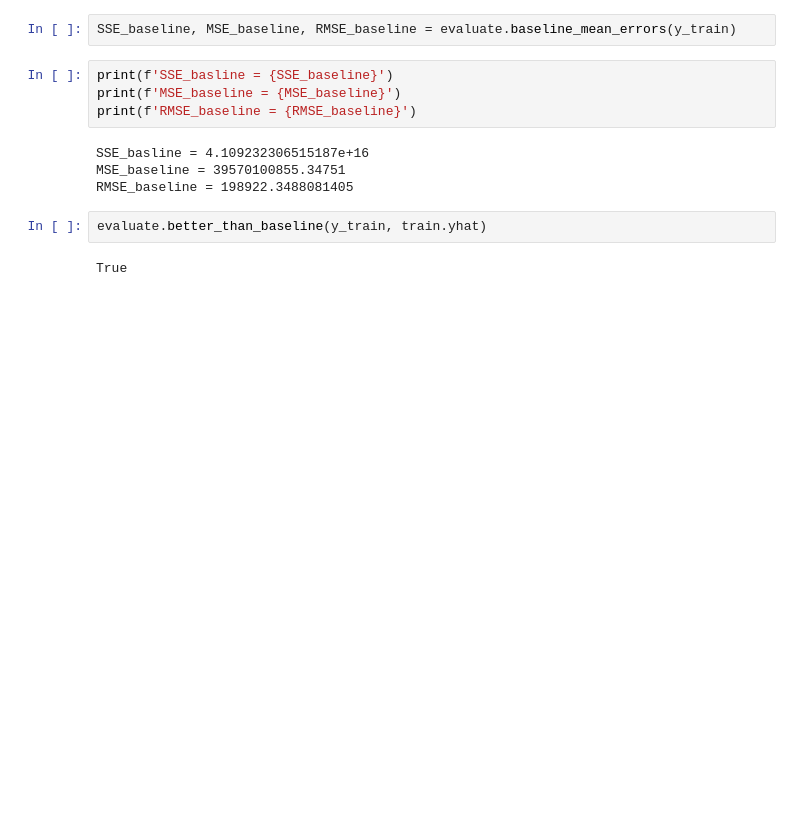
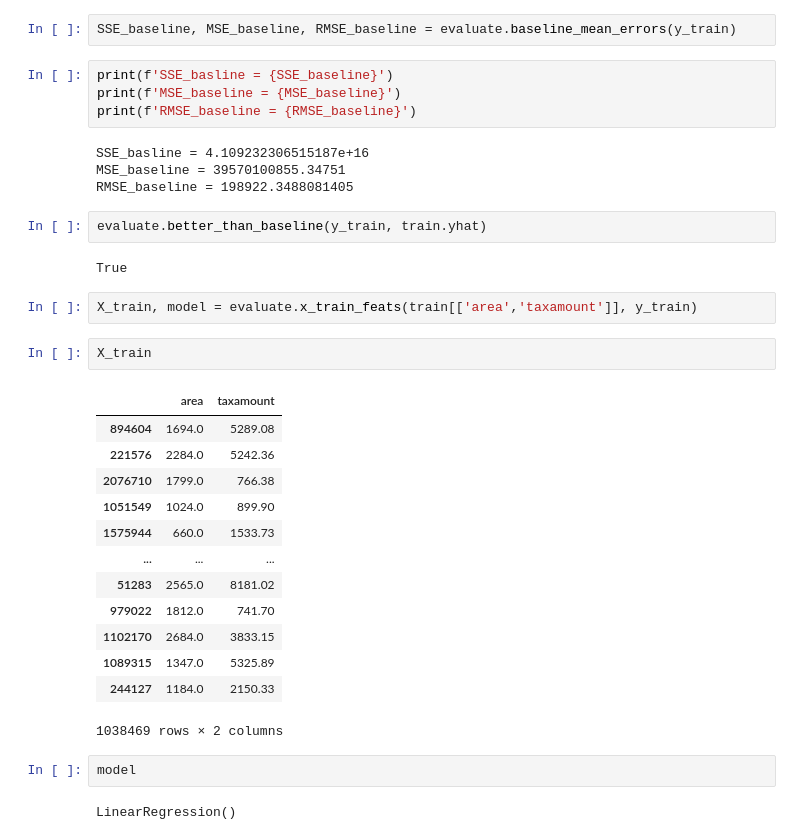
Before and after one commit to Larry-Holmes/regression-exercises, a Jupyter notebook: evaluate.ipynb, the cells around one changed output. Drawn from its saved outputs; the diff is of its cells as text; blank space fills up the shorter version.

```diff
--- a/evaluate.ipynb
+++ b/evaluate.ipynb
@@ -134,3 +134,25 @@ RMSE_baseline = 198922.3488081405
 evaluate.better_than_baseline(y_train, train.yhat)
 # %% [output]
 True
+# %%
+X_train, model = evaluate.x_train_feats(train[['area','taxamount']], y_train)
+# %%
+X_train
+# %% [output]
+|  | area | taxamount |
+| 894604 | 1694.0 | 5289.08 |
+| 221576 | 2284.0 | 5242.36 |
+| 2076710 | 1799.0 | 766.38 |
+| 1051549 | 1024.0 | 899.90 |
+| 1575944 | 660.0 | 1533.73 |
+| ... | ... | ... |
+| 51283 | 2565.0 | 8181.02 |
+| 979022 | 1812.0 | 741.70 |
+| 1102170 | 2684.0 | 3833.15 |
+| 1089315 | 1347.0 | 5325.89 |
+| 244127 | 1184.0 | 2150.33 |
+1038469 rows × 2 columns
+# %%
+model
+# %% [output]
+LinearRegression()
```
Also changed, not shown: parts of 12 cells of this notebook, 1 other file.
